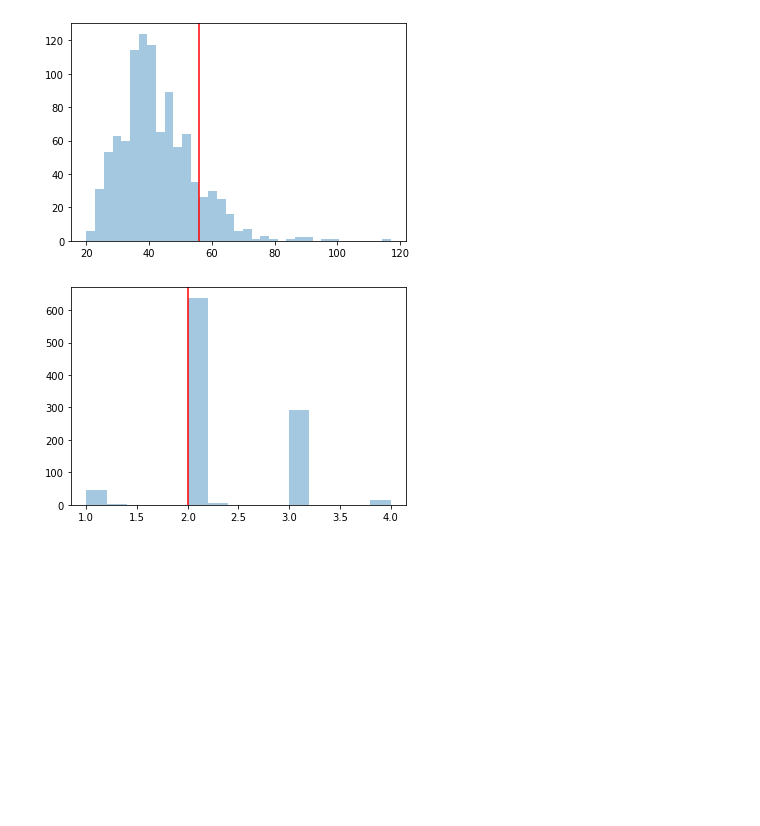
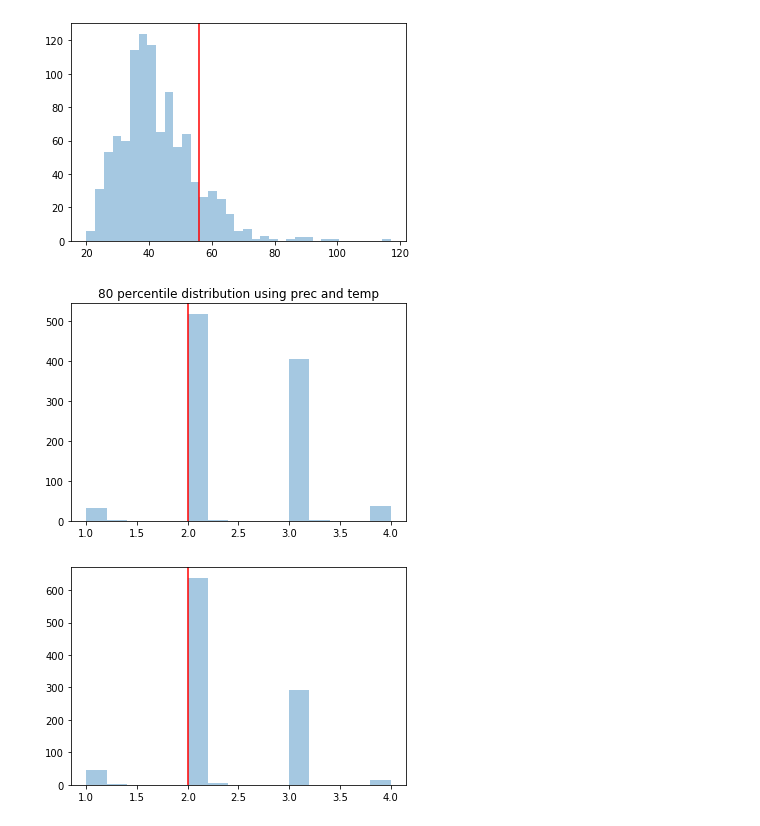
Before and after one commit to ssharpe42/probprog-finalproject, a Jupyter notebook: negbin_weather.ipynb, the cells around one changed output. Saved outputs shown, nothing was run; the diff lists cells and outputs as text; code cells hidden in the pictures; blank space fills up the shorter version.

```diff
--- a/negbin_weather.ipynb
+++ b/negbin_weather.ipynb
@@ -101,6 +82,11 @@ probs are tensor([0.0147, 0.0142, 0.0146,  ..., 0.0198, 0.0201, 0.0480],
                            stat=max_)
 # %% [output]
 [figure]
+# %%
+compare_test_statistic(data_samp.demand.values, post_samples_prec[:,0,:],
+                       stat=percentile,q=80,title='80 percentile distribution using prec and temp')
+# %% [output]
+[figure, added]
 # %%
     compare_test_statistic(data_samp.demand.values, post_samples[:, 0, :],
                            stat=percentile, q=80)
```
Also changed, not shown: parts of 7 cells of this notebook, 4 other files.
